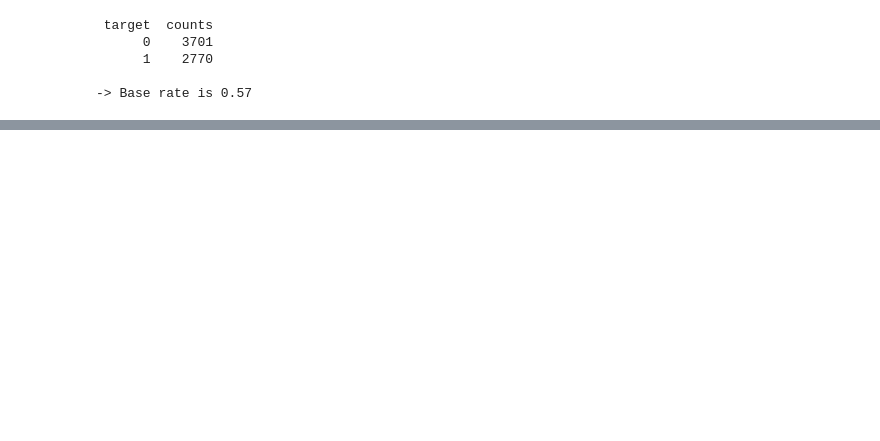
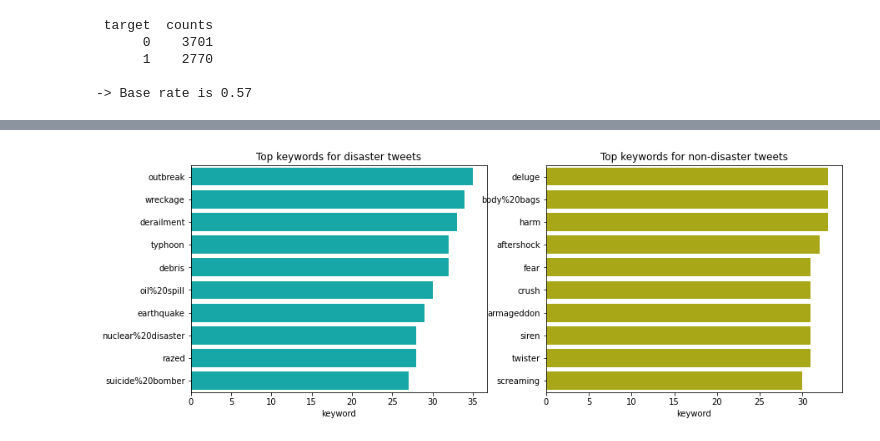
Before and after one commit to KVVisDon/Data-Mining-Project, a Jupyter notebook: code/Team_Microsoft.ipynb, the cells around one changed output, grey strips where cells are left out. Saved outputs shown, nothing was run; the diff lists cells and outputs as text; code cells hidden in the pictures; blank space fills up the shorter version.

```diff
--- a/code/Team_Microsoft.ipynb
+++ b/code/Team_Microsoft.ipynb
@@ -364,0 +170,20 @@ submission_file.to_csv('submission_toSubmit.csv', index=False)
+# %%
+# What keywords are most likely to be real disasters or not? (count occurrences)
+# src: https://www.kaggle.com/holfyuen/basic-nlp-on-disaster-tweets
+
+import warnings #to hide the future warning
+warnings.simplefilter(action='ignore', category=FutureWarning)
+
+kw_d = df[df.target==1].keyword.value_counts().head(10) #top ten keywords for actual disasters
+kw_nd = df[df.target==0].keyword.value_counts().head(10) #top ten keywords for non-disasters
+
+plt.figure(figsize=(14,5))
+plt.subplot(121)
+sns.barplot(kw_d, kw_d.index, color='c')
+plt.title('Top keywords for disaster tweets')
+plt.subplot(122)
+sns.barplot(kw_nd, kw_nd.index, color='y')
+plt.title('Top keywords for non-disaster tweets')
+plt.show()
+# %% [output]
+[figure, added]
```
Also changed, not shown: parts of 61 cells of this notebook.
